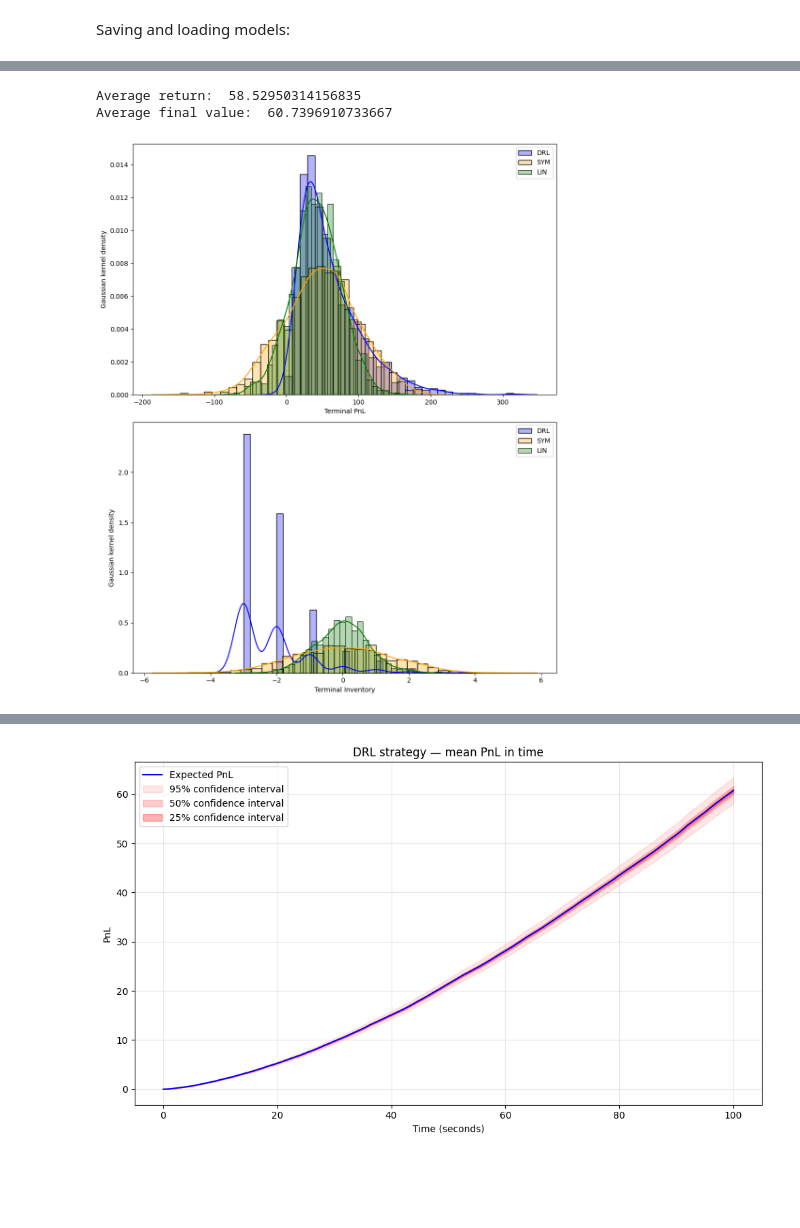
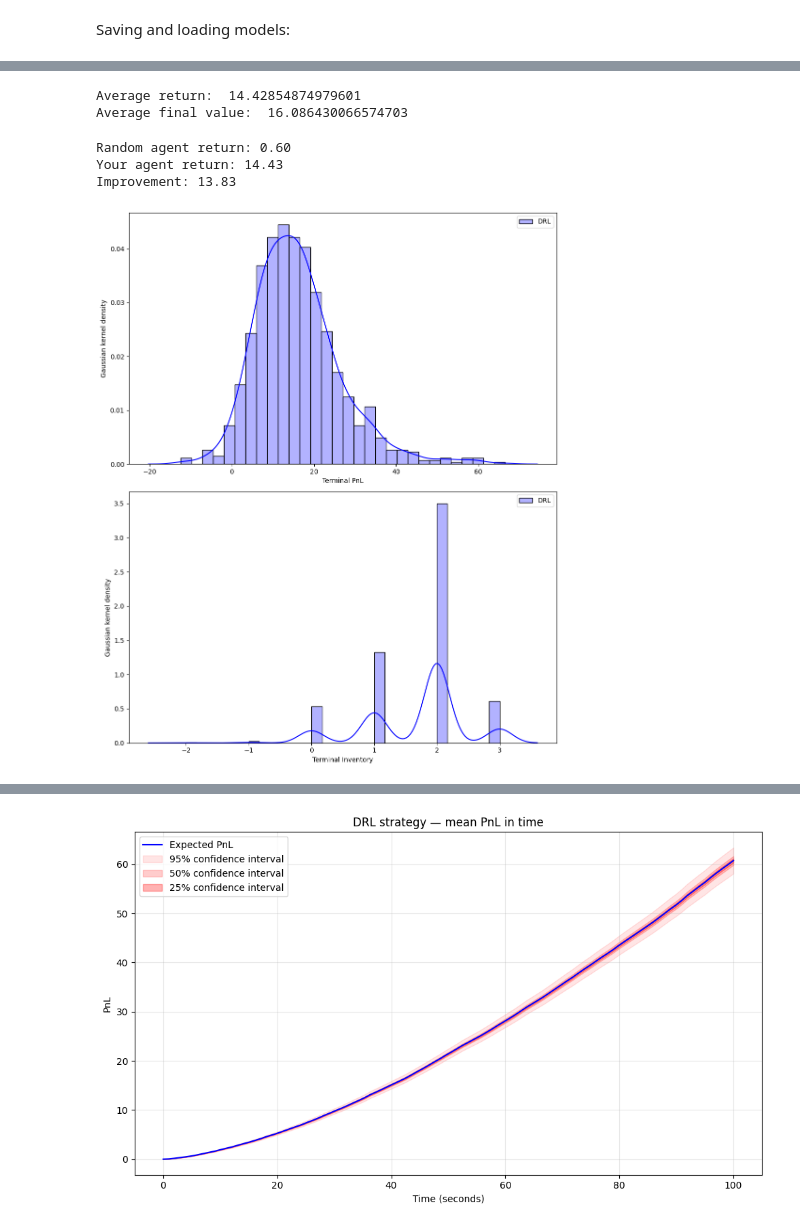
Before and after one commit to m-ichaels/market_making, a Jupyter notebook: drl_hawkes_process.ipynb, the cells around one changed output, grey strips where cells are left out. Drawn from its saved outputs; the diff is of its cells as text; code cells hidden in the pictures; blank space fills up the shorter version.

```diff
--- a/drl_hawkes_process.ipynb
+++ b/drl_hawkes_process.ipynb
@@ -359,3 +361,5 @@ model = SAC.load("model1")
+# %%
+model = SAC.load("model1")
 # %%
 # Test the trained agent
 def tester():
@@ -397,59 +401,68 @@ rreturns1, pvalues1, qqs1, qqsw1, ppvs1, allqs1, ssss1 = tester()
 print("Average return: ", np.mean(rreturns1))
 print("Average final value: ", np.mean(pvalues1))
 # %% [output]
-Average return:  58.52950314156835
-Average final value:  60.7396910733667
+Average return:  14.42854874979601
+Average final value:  16.086430066574703
+# %%
+def test_random_agent():
+    random_returns = []
+    random_pvalues = []
+
+    for i in range(1000):
+        obs = env.reset()
+        episode_return = 0
+        while True:
+            # Random actions instead of trained model
+            action = [np.random.uniform(-1, 1), np.random.uniform(-1, 1)]
+            obs, reward, done, info = env.step(action)
+            episode_return += reward
+            if done:
+                random_returns.append(episode_return)
+                random_pvalues.append(env.x + env.q * env.s)
+                break
+
+    return random_returns, random_pvalues
+
+# Compare
+random_returns, random_pvals = test_random_agent()
+print(f"Random agent return: {np.mean(random_returns):.2f}")
+print(f"Your agent return: {np.mean(rreturns1):.2f}")
+print(f"Improvement: {np.mean(rreturns1) - np.mean(random_returns):.2f}")
+# %% [output]
+Random agent return: 0.60
+Your agent return: 14.43
+Improvement: 13.83
 # %%
 import seaborn as sns
 
 # Plot settings for better visualization
 # plt.style.use('seaborn')
 plt.rcParams['figure.figsize'] = [12, 8]
 
 # Run simulations if not already done
 if 'rreturns1' not in locals():
     rreturns1, pvalues1, qqs1, qqsw1, ppvs1, allqs1, ssss1 = tester()
 
 # Create figure with 2 subplots vertically stacked
 fig, (ax1, ax2) = plt.subplots(2, 1, figsize=(10, 12))
 
 # Plot Terminal PnL distributions (top subplot)
 sns.histplot(data=pvalues1, stat='density', bins=30, alpha=0.3, color='blue', label='DRL', ax=ax1)
 sns.kdeplot(data=pvalues1, color='blue', ax=ax1)
 
-# Simulate simple benchmark strategies
-# SYM strategy (simplified)
-sym_pnl = np.random.normal(loc=np.mean(pvalues1)*0.8, scale=np.std(pvalues1)*1.2, size=1000)
-sns.histplot(data=sym_pnl, stat='density', bins=30, alpha=0.3, color='orange', label='SYM', ax=ax1)
-sns.kdeplot(data=sym_pnl, color='orange', ax=ax1)
-
-# LIN strategy (simplified)
-lin_pnl = np.random.normal(loc=np.mean(pvalues1)*0.7, scale=np.std(pvalues1)*0.8, size=1000)
-sns.histplot(data=lin_pnl, stat='density', bins=30, alpha=0.3, color='green', label='LIN', ax=ax1)
-sns.kdeplot(data=lin_pnl, color='green', ax=ax1)
-
 ax1.set_xlabel('Terminal PnL')
 ax1.set_ylabel('Gaussian kernel density')
 ax1.legend()
 
 # Plot Terminal Inventory distributions (bottom subplot)
 sns.histplot(data=qqs1, stat='density', bins=30, alpha=0.3, color='blue', label='DRL', ax=ax2)
 sns.kdeplot(data=qqs1, color='blue', ax=ax2)
 
-# Simulate inventory for benchmark strategies
-sym_inv = np.random.normal(loc=0, scale=1.5, size=1000)
-sns.histplot(data=sym_inv, stat='density', bins=30, alpha=0.3, color='orange', label='SYM', ax=ax2)
-sns.kdeplot(data=sym_inv, color='orange', ax=ax2)
-
-lin_inv = np.random.normal(loc=0, scale=0.8, size=1000)
-sns.histplot(data=lin_inv, stat='density', bins=30, alpha=0.3, color='green', label='LIN', ax=ax2)
-sns.kdeplot(data=lin_inv, color='green', ax=ax2)
-
 ax2.set_xlabel('Terminal Inventory')
 ax2.set_ylabel('Gaussian kernel density')
 ax2.legend()
 
 plt.tight_layout()
 plt.show()
 # %% [output]
-[figure, old version]
+[figure, new version]
```
Also changed, not shown: parts of 2 cells of this notebook.
